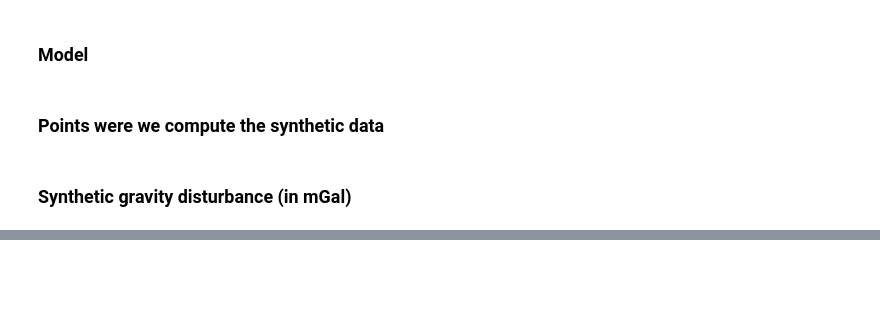
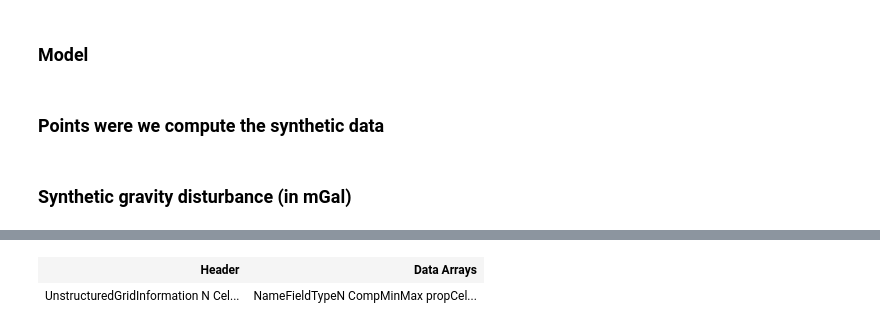
Before and after one commit to birocoles/gravmag, a Jupyter notebook: examples/gravity_disturbance.ipynb, the cells around one changed output, grey strips where cells are left out. Saved outputs shown, nothing was run; the diff lists cells and outputs as text; code cells hidden in the pictures; blank space fills up the shorter version.

```diff
--- a/examples/gravity_disturbance.ipynb
+++ b/examples/gravity_disturbance.ipynb
@@ -68,0 +79,48 @@ plt.show()
+# %%
+def prisms_pyvista(prisms, prop):
+    # https://docs.pyvista.org/examples/00-load/create-unstructured-surface.html
+    nprisms = prisms.shape[0]
+
+    # define indices
+    cells = np.empty((nprisms, 9), dtype=int)
+    cells[:,0] = 8
+    cells[:,1:] = np.reshape(np.arange(8*nprisms), (nprisms, 8))
+    cells = cells.ravel()
+
+    # define types
+    cell_type = np.tile(np.array([pv.CellType.HEXAHEDRON]), nprisms)
+
+    # define the cells forming the model mesh
+    points = []
+    for prism in prisms:
+        points.append(
+            np.array(
+                [
+                    [prism[0], prism[2], prism[4]],
+                    [prism[1], prism[2], prism[4]],
+                    [prism[1], prism[3], prism[4]],
+                    [prism[0], prism[3], prism[4]],
+                    [prism[0], prism[2], prism[5]],
+                    [prism[1], prism[2], prism[5]],
+                    [prism[1], prism[3], prism[5]],
+                    [prism[0], prism[3], prism[5]]
+                ],
+                dtype=float
+            )
+        )
+    points = np.vstack(points)
+
+    # create the model mesh
+    model_mesh = pv.UnstructuredGrid(cells, cell_type, points)
+
+    # add physical property
+    model_mesh.cell_data['prop'] = prop.flatten(order="F")
+
+    return model_mesh
+# %%
+model_mesh = prisms_pyvista(model, density)
+# %%
+model_mesh
+# %% [output]
+| Header | Data Arrays |
+| UnstructuredGridInformation N Cel... | NameFieldTypeN CompMinMax propCel... |
```
Also changed, not shown: parts of 8 cells of this notebook.
